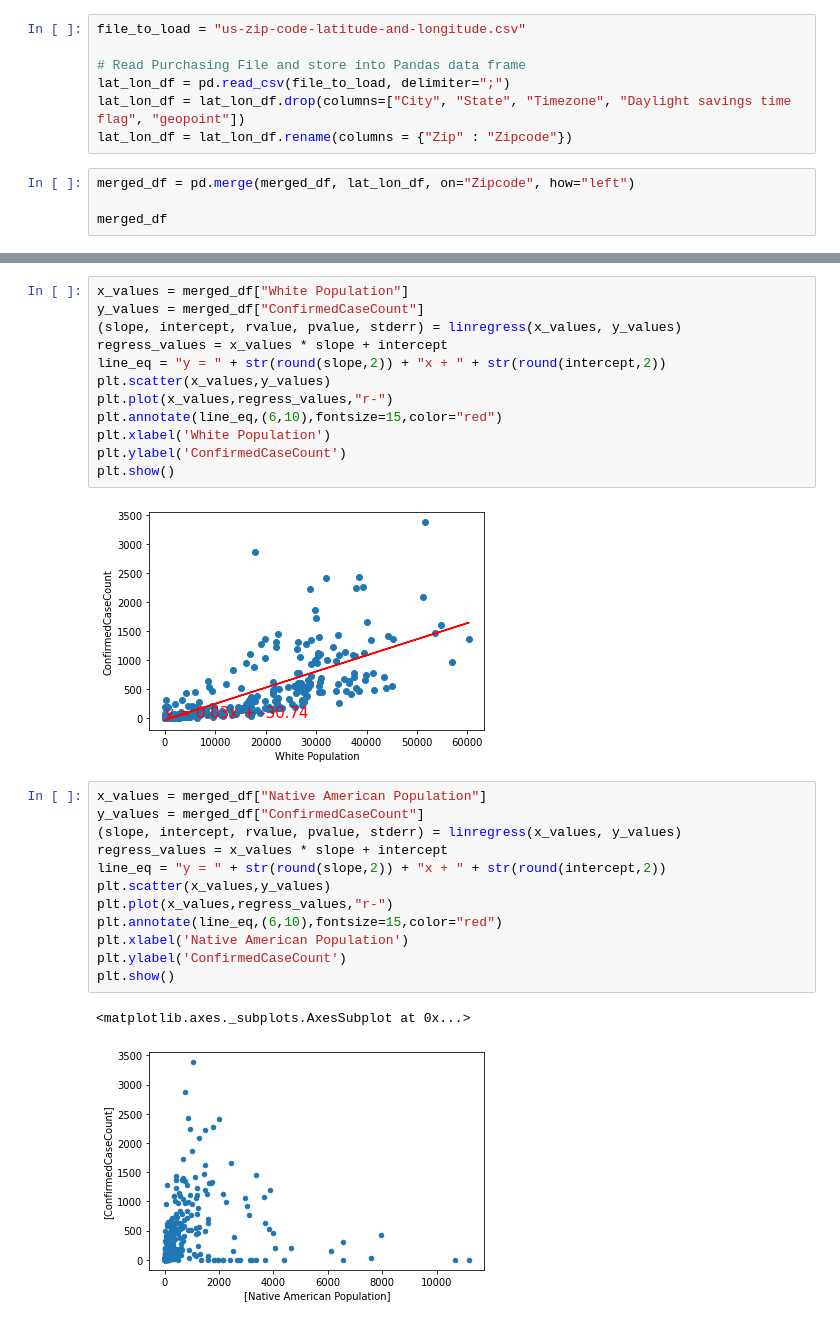
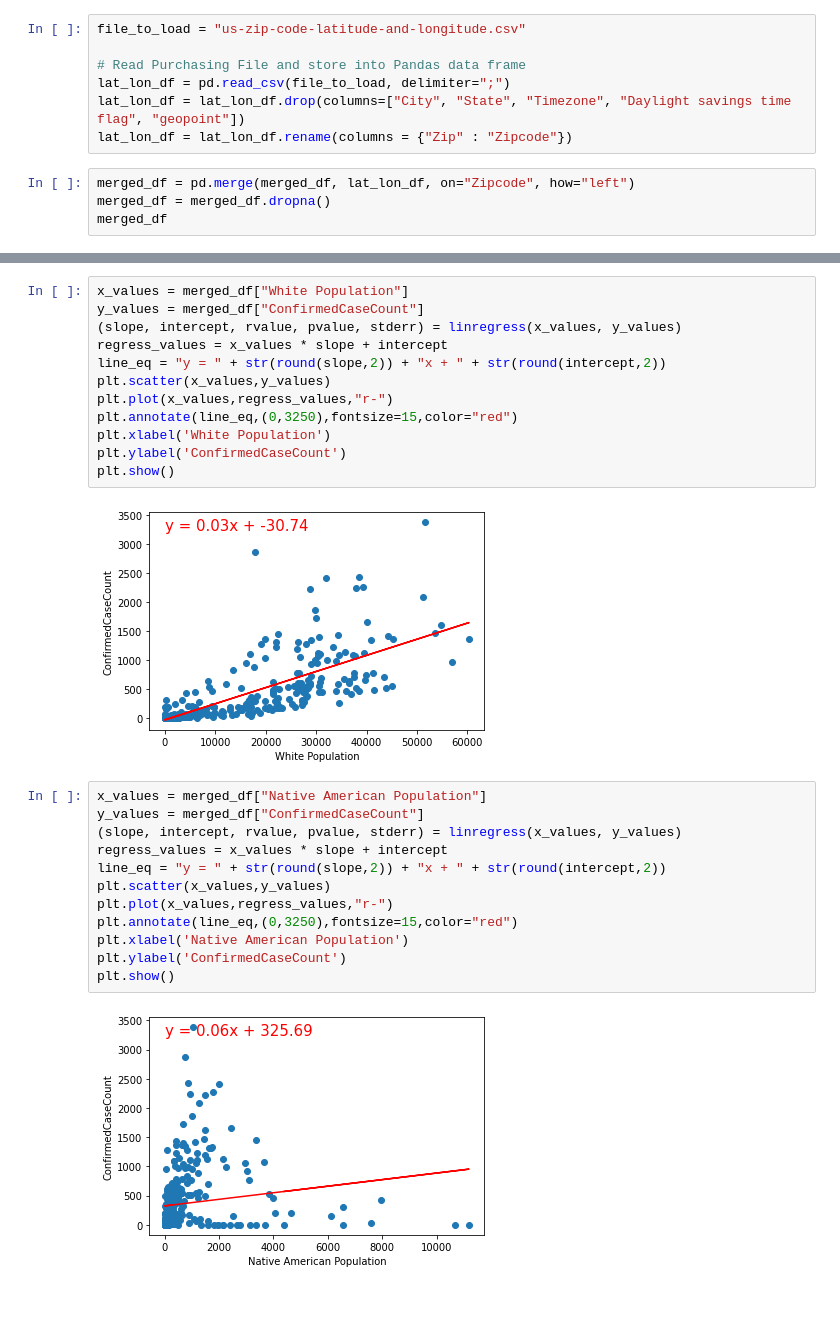
Before and after one commit to nhingtge/Project-1, a Jupyter notebook: Project.ipynb, the cells around one changed output, grey strips where cells are left out. Drawn from its saved outputs; the diff is of its cells as text.

```diff
--- a/Project.ipynb
+++ b/Project.ipynb
@@ -84,7 +84,7 @@ lat_lon_df = lat_lon_df.drop(columns=["City", "State", "Timezone", "Daylight sav
 lat_lon_df = lat_lon_df.rename(columns = {"Zip" : "Zipcode"})
 # %%
 merged_df = pd.merge(merged_df, lat_lon_df, on="Zipcode", how="left")
-
+merged_df = merged_df.dropna()
 merged_df
 # %% [output]
 |  | Unnamed: 0 | Zipcode | ConfirmedCaseCategory | ConfirmedCaseCount | Population | Median Age | ... |
@@ -170,27 +167,26 @@ regress_values = x_values * slope + intercept
 line_eq = "y = " + str(round(slope,2)) + "x + " + str(round(intercept,2))
 plt.scatter(x_values,y_values)
 plt.plot(x_values,regress_values,"r-")
-plt.annotate(line_eq,(6,10),fontsize=15,color="red")
+plt.annotate(line_eq,(0,3250),fontsize=15,color="red")
 plt.xlabel('White Population')
 plt.ylabel('ConfirmedCaseCount')
 plt.show()
 # %% [output]
-[figure, old version]
+[figure, new version]
 # %%
 x_values = merged_df["Native American Population"]
 y_values = merged_df["ConfirmedCaseCount"]
 (slope, intercept, rvalue, pvalue, stderr) = linregress(x_values, y_values)
 regress_values = x_values * slope + intercept
 line_eq = "y = " + str(round(slope,2)) + "x + " + str(round(intercept,2))
 plt.scatter(x_values,y_values)
 plt.plot(x_values,regress_values,"r-")
-plt.annotate(line_eq,(6,10),fontsize=15,color="red")
+plt.annotate(line_eq,(0,3250),fontsize=15,color="red")
 plt.xlabel('Native American Population')
 plt.ylabel('ConfirmedCaseCount')
 plt.show()
 # %% [output]
-<matplotlib.axes._subplots.AxesSubplot at 0x...>
-[figure, old version]
+[figure, new version]
 # %%
 x_values = merged_df["Asian Population"]
 y_values = merged_df["ConfirmedCaseCount"]
```
Also changed, not shown: parts of 8 cells of this notebook.
